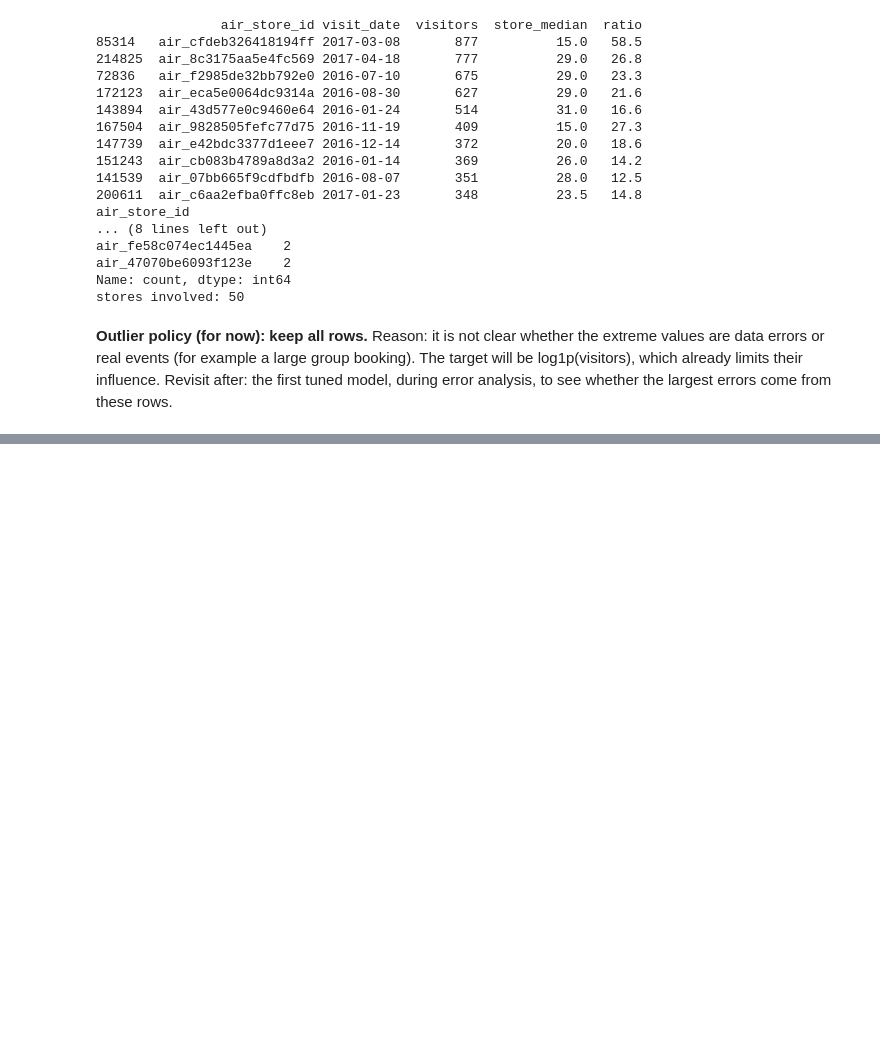
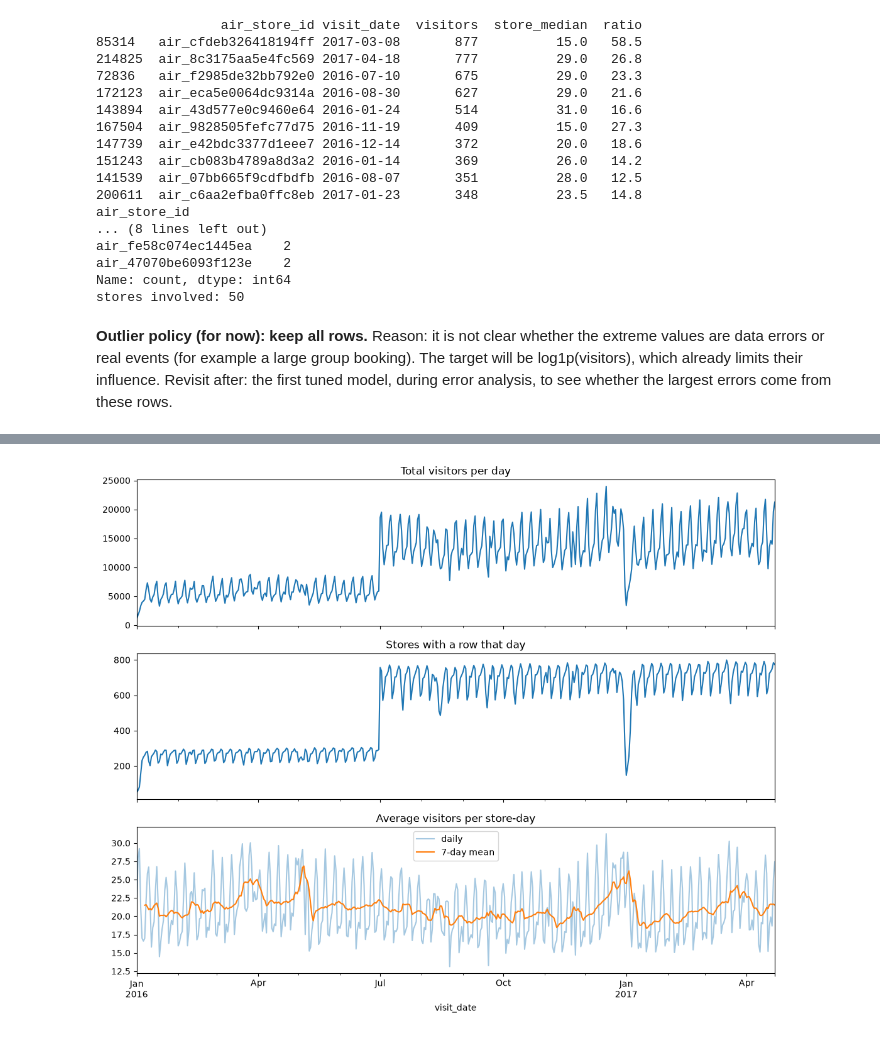
Before and after one commit to niteshbairwa185-pixel/restaurant-demand-forecast, a Jupyter notebook: notebooks/02_eda_visitors.ipynb, the cells around one changed output, grey strips where cells are left out. Cells and saved outputs as stored; diff of their text form; code cells hidden in the pictures; blank space fills up the shorter version.

```diff
--- a/notebooks/02_eda_visitors.ipynb
+++ b/notebooks/02_eda_visitors.ipynb
@@ -113,0 +137,19 @@ Revisit after: the first tuned model, during error analysis, to see whether the
+# %%
+daily = visits.groupby("visit_date").agg(
+    total=("visitors", "sum"),
+    stores=("air_store_id", "nunique"),
+)
+daily["avg_per_store"] = daily["total"] / daily["stores"]
+
+fig, axes = plt.subplots(3, 1, figsize=(11, 9), sharex=True)
+daily["total"].plot(ax=axes[0], title="Total visitors per day")
+daily["stores"].plot(ax=axes[1], title="Stores with a row that day")
+daily["avg_per_store"].plot(ax=axes[2], alpha=0.4, label="daily")
+daily["avg_per_store"].rolling(7).mean().plot(ax=axes[2], label="7-day mean")
+axes[2].set_title("Average visitors per store-day")
+axes[2].legend()
+fig.tight_layout()
+fig.savefig(FIG / "daily_series.png", dpi=120)
+plt.show()
+# %% [output]
+[figure, added]
```
Also changed, not shown: parts of 2 cells of this notebook, 3 other files.
